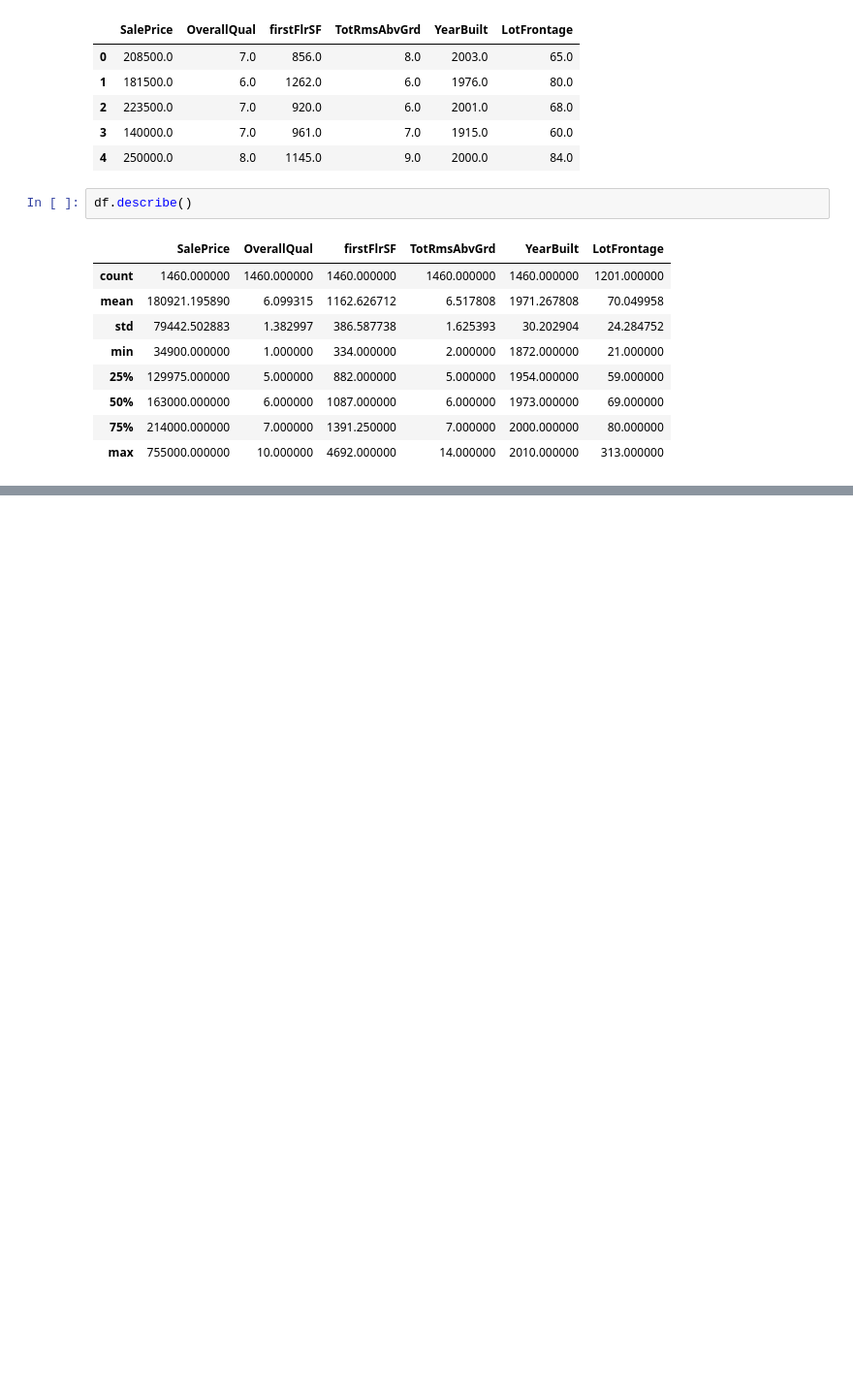
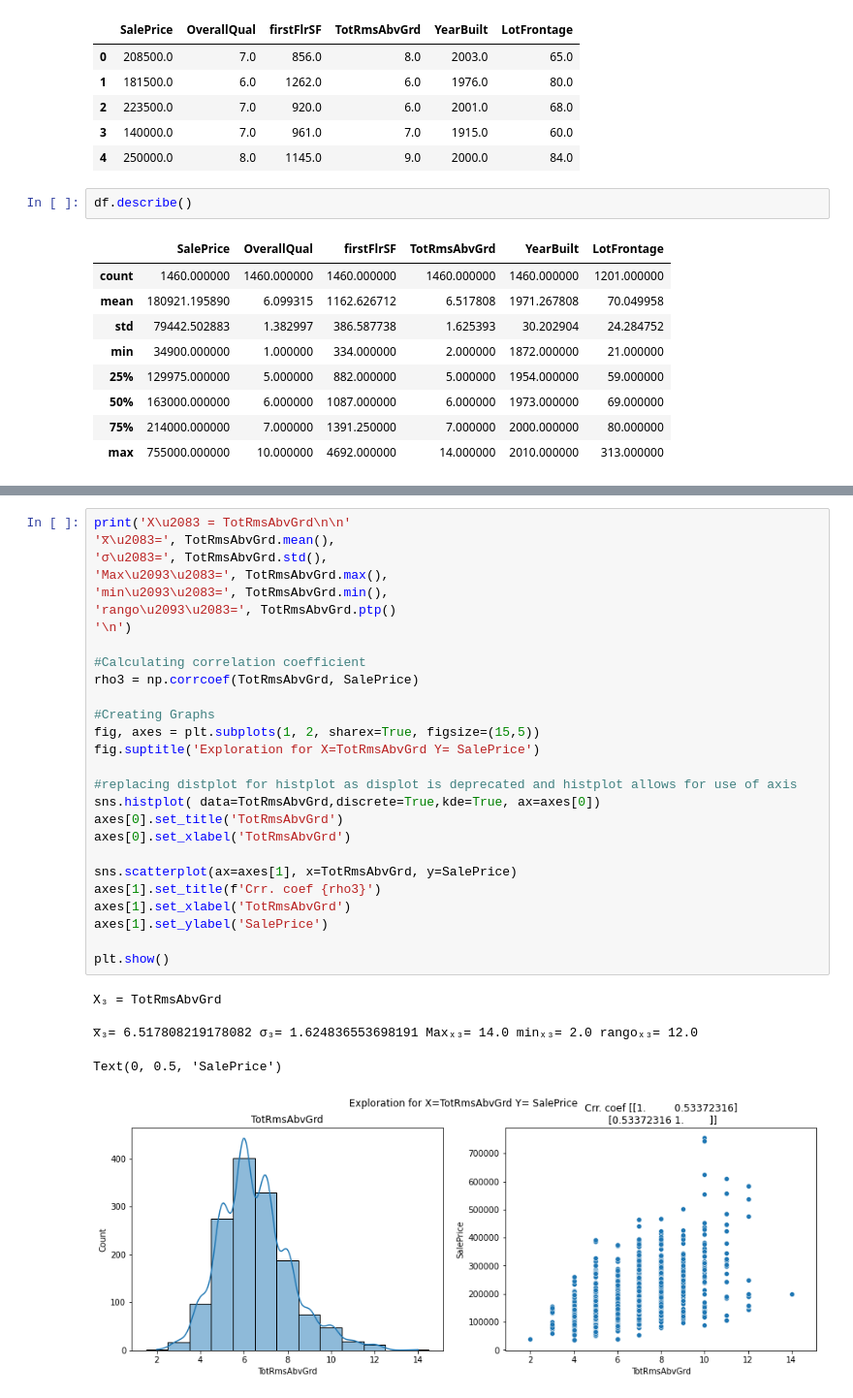
Before and after one commit to cavendano01/linear_regression_project, a Jupyter notebook: linear_regression.ipynb, the cells around one changed output, grey strips where cells are left out. Shown at 97% size. Cells and saved outputs as stored; diff of their text form; blank space fills up the shorter version.

```diff
--- a/linear_regression.ipynb
+++ b/linear_regression.ipynb
@@ -73,0 +107,33 @@ Text(0, 0.5, 'SalePrice')
+# %%
+print('X\u2083 = TotRmsAbvGrd\n\n'
+'x̅\u2083=', TotRmsAbvGrd.mean(),
+'σ\u2083=', TotRmsAbvGrd.std(),
+'Max\u2093\u2083=', TotRmsAbvGrd.max(),
+'min\u2093\u2083=', TotRmsAbvGrd.min(),
+'rango\u2093\u2083=', TotRmsAbvGrd.ptp()
+'\n')
+
+#Calculating correlation coefficient
+rho3 = np.corrcoef(TotRmsAbvGrd, SalePrice)
+
+#Creating Graphs
+fig, axes = plt.subplots(1, 2, sharex=True, figsize=(15,5))
+fig.suptitle('Exploration for X=TotRmsAbvGrd Y= SalePrice')
+
+#replacing distplot for histplot as displot is deprecated and histplot allows for use of axis
+sns.histplot( data=TotRmsAbvGrd,discrete=True,kde=True, ax=axes[0])
+axes[0].set_title('TotRmsAbvGrd')
+axes[0].set_xlabel('TotRmsAbvGrd')
+
+sns.scatterplot(ax=axes[1], x=TotRmsAbvGrd, y=SalePrice)
+axes[1].set_title(f'Crr. coef {rho3}')
+axes[1].set_xlabel('TotRmsAbvGrd')
+axes[1].set_ylabel('SalePrice')
+
+plt.show()
+# %% [output]
+X₃ = TotRmsAbvGrd
+
+x̅₃= 6.517808219178082 σ₃= 1.624836553698191 Maxₓ₃= 14.0 minₓ₃= 2.0 rangoₓ₃= 12.0
+Text(0, 0.5, 'SalePrice')
+[figure, added]
```
Also changed, not shown: parts of 7 cells of this notebook.
